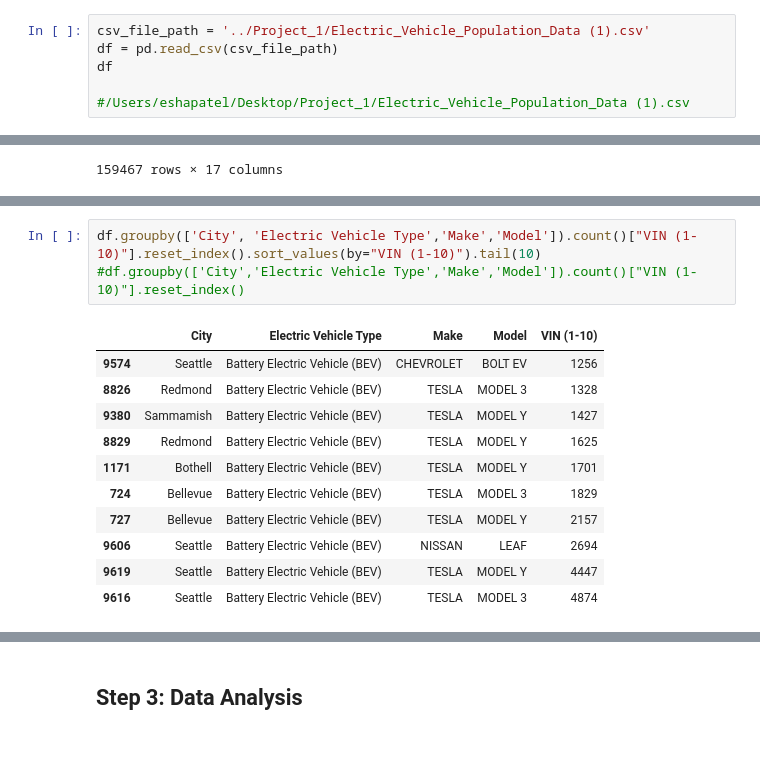
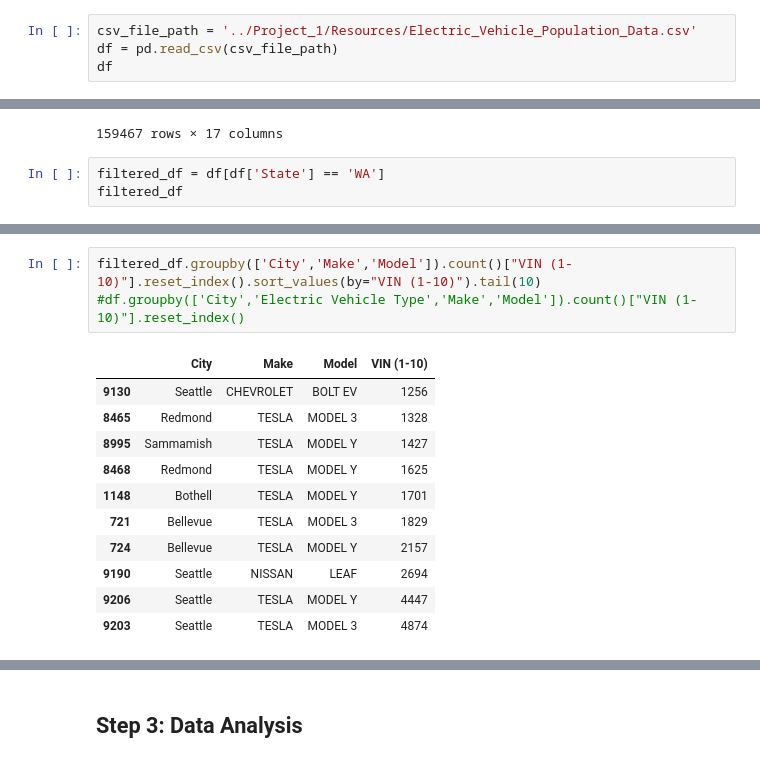
Before and after one commit to Omeesha28/Project_1, a Jupyter notebook: Electric_vehicle.ipynb, the cells around one changed output, grey strips where cells are left out. Cells and saved outputs as stored; diff of their text form.

```diff
--- a/Electric_vehicle.ipynb
+++ b/Electric_vehicle.ipynb
@@ -69,11 +72,9 @@ from config import RapidAPIKey
 # %% [markdown]
 ## Step 1: Download the dataset
 # %%
-csv_file_path = '../Project_1/Electric_Vehicle_Population_Data (1).csv'
+csv_file_path = '../Project_1/Resources/Electric_Vehicle_Population_Data.csv'
 df = pd.read_csv(csv_file_path)
 df
-
-#/Users/eshapatel/Desktop/Project_1/Electric_Vehicle_Population_Data (1).csv
 # %% [output]
 |  | VIN (1-10) | County | City | State | Postal Code | Model Year | Make | Model | ... |
 | 0 | 2C4RC1N71H | Kitsap | Bremerton | WA | 98311.0 | 2017 | CHRYSLER | PACIFICA | ... |
@@ -88,3 +89,6 @@ df
 | 159465 | 5YJ3E1EA7K | Whatcom | Bellingham | WA | 98225.0 | 2019 | TESLA | MODEL 3 | ... |
 | 159466 | 7SAYGDEF6N | Island | Camano Island | WA | 98282.0 | 2022 | TESLA | MODEL Y | ... |
 159467 rows × 17 columns
+# %%
+filtered_df = df[df['State'] == 'WA']
+filtered_df
@@ -102,16 +148,16 @@ df.groupby(['City']).count()["VIN (1-10)"].reset_index().sort_values(by="VIN (1-
 # %%
-df.groupby(['City', 'Electric Vehicle Type','Make','Model']).count()["VIN (1-10)"].reset_index().sort_values(by="VIN (1-10)").tail(10)
+filtered_df.groupby(['City','Make','Model']).count()["VIN (1-10)"].reset_index().sort_values(by="VIN (1-10)").tail(10)
 #df.groupby(['City','Electric Vehicle Type','Make','Model']).count()["VIN (1-10)"].reset_index()
 # %% [output]
-|  | City | Electric Vehicle Type | Make | Model | VIN (1-10) |
-| 9574 | Seattle | Battery Electric Vehicle (BEV) | CHEVROLET | BOLT EV | 1256 |
-| 8826 | Redmond | Battery Electric Vehicle (BEV) | TESLA | MODEL 3 | 1328 |
-| 9380 | Sammamish | Battery Electric Vehicle (BEV) | TESLA | MODEL Y | 1427 |
-| 8829 | Redmond | Battery Electric Vehicle (BEV) | TESLA | MODEL Y | 1625 |
-| 1171 | Bothell | Battery Electric Vehicle (BEV) | TESLA | MODEL Y | 1701 |
-| 724 | Bellevue | Battery Electric Vehicle (BEV) | TESLA | MODEL 3 | 1829 |
-| 727 | Bellevue | Battery Electric Vehicle (BEV) | TESLA | MODEL Y | 2157 |
-| 9606 | Seattle | Battery Electric Vehicle (BEV) | NISSAN | LEAF | 2694 |
-| 9619 | Seattle | Battery Electric Vehicle (BEV) | TESLA | MODEL Y | 4447 |
-| 9616 | Seattle | Battery Electric Vehicle (BEV) | TESLA | MODEL 3 | 4874 |
+|  | City | Make | Model | VIN (1-10) |
+| 9130 | Seattle | CHEVROLET | BOLT EV | 1256 |
+| 8465 | Redmond | TESLA | MODEL 3 | 1328 |
+| 8995 | Sammamish | TESLA | MODEL Y | 1427 |
+| 8468 | Redmond | TESLA | MODEL Y | 1625 |
+| 1148 | Bothell | TESLA | MODEL Y | 1701 |
+| 721 | Bellevue | TESLA | MODEL 3 | 1829 |
+| 724 | Bellevue | TESLA | MODEL Y | 2157 |
+| 9190 | Seattle | NISSAN | LEAF | 2694 |
+| 9206 | Seattle | TESLA | MODEL Y | 4447 |
+| 9203 | Seattle | TESLA | MODEL 3 | 4874 |
 # %%
```
Also changed, not shown: parts of 27 cells of this notebook, 17 other files.
